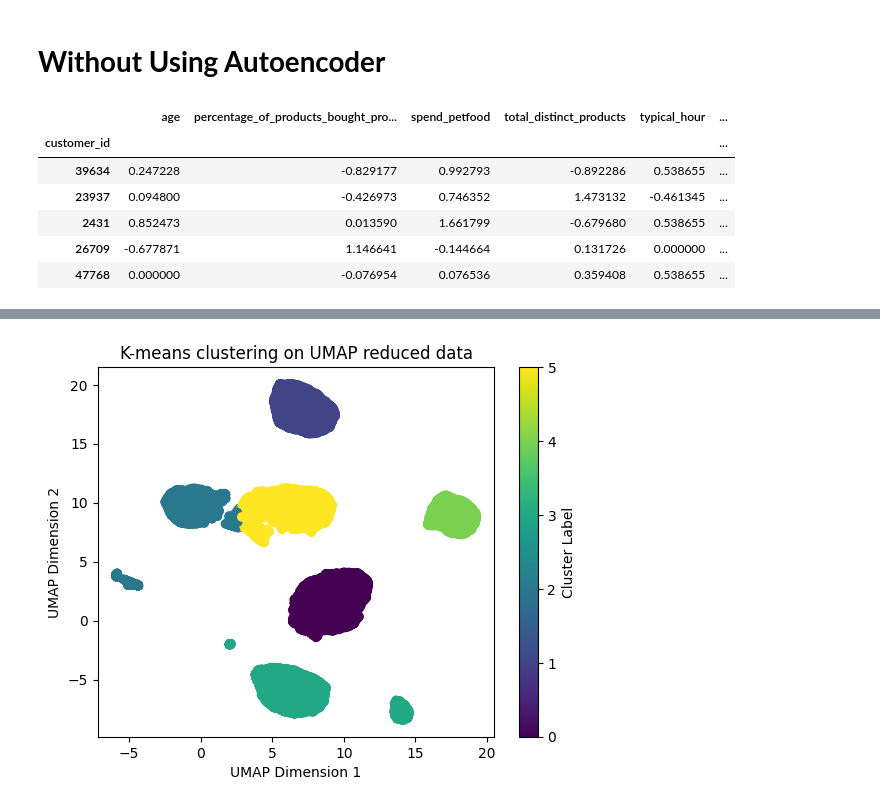
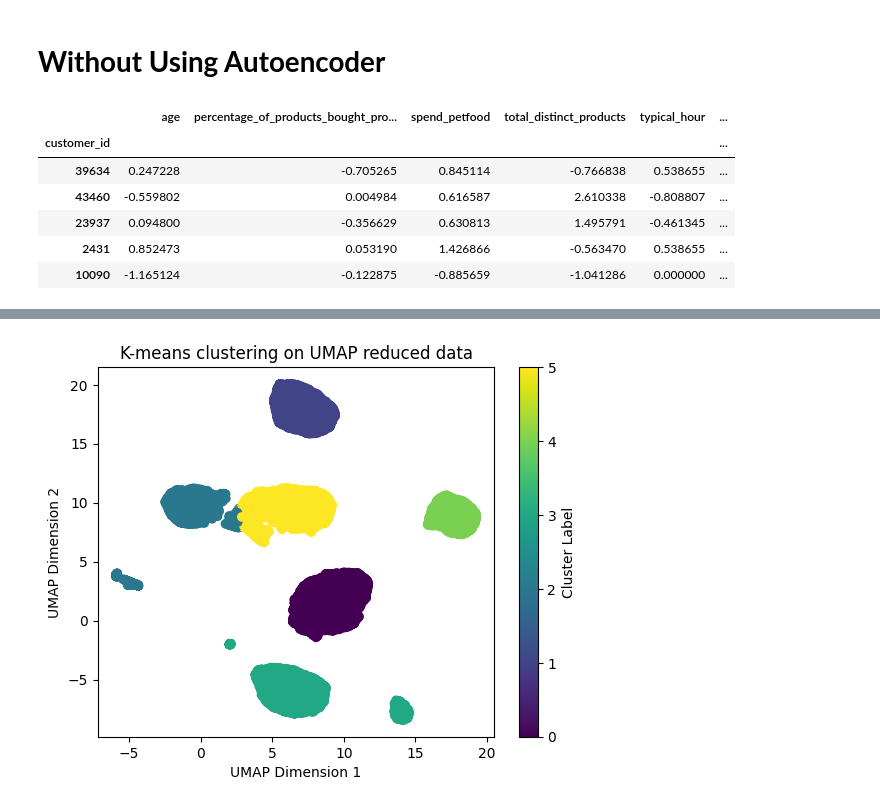
Before and after one commit to master-boda/Client-Segmentation-with-U-MAP-Embedding, a Jupyter notebook: src/modeling/modeling.ipynb, the cells around one changed output, grey strips where cells are left out. Saved outputs shown, nothing was run; the diff lists cells and outputs as text; code cells hidden in the pictures.

```diff
--- a/src/modeling/modeling.ipynb
+++ b/src/modeling/modeling.ipynb
@@ -89,13 +94,13 @@ using df.drop(columns=spend_cols, inplace=True), n latent variables = 6, n clust
 # %% [markdown]
 # **Without Using Autoencoder**
 # %%
-customer_info_noencode = pd.read_csv(os.path.join(base_dir, 'customer_info_preproc_test.csv'), index_col='customer_id')
+customer_info_noencode = pd.read_csv(os.path.join(base_dir, 'customer_info_preproc.csv'), index_col='customer_id')
 customer_info_noencode.head()
 # %% [output]
 |  | age | percentage_of_products_bought_pro... | spend_petfood | total_distinct_products | typical_hour | ... |
 | customer_id |  |  |  |  |  | ... |
-| 39634 | 0.247228 | -0.829177 | 0.992793 | -0.892286 | 0.538655 | ... |
-| 23937 | 0.094800 | -0.426973 | 0.746352 | 1.473132 | -0.461345 | ... |
-| 2431 | 0.852473 | 0.013590 | 1.661799 | -0.679680 | 0.538655 | ... |
-| 26709 | -0.677871 | 1.146641 | -0.144664 | 0.131726 | 0.000000 | ... |
-| 47768 | 0.000000 | -0.076954 | 0.076536 | 0.359408 | 0.538655 | ... |
+| 39634 | 0.247228 | -0.705265 | 0.845114 | -0.766838 | 0.538655 | ... |
+| 43460 | -0.559802 | 0.004984 | 0.616587 | 2.610338 | -0.808807 | ... |
+| 23937 | 0.094800 | -0.356629 | 0.630813 | 1.495791 | -0.461345 | ... |
+| 2431 | 0.852473 | 0.053190 | 1.426866 | -0.563470 | 0.538655 | ... |
+| 10090 | -1.165124 | -0.122875 | -0.885659 | -1.041286 | 0.000000 | ... |
```
Also changed, not shown: parts of 5 cells of this notebook, 1 other file.
